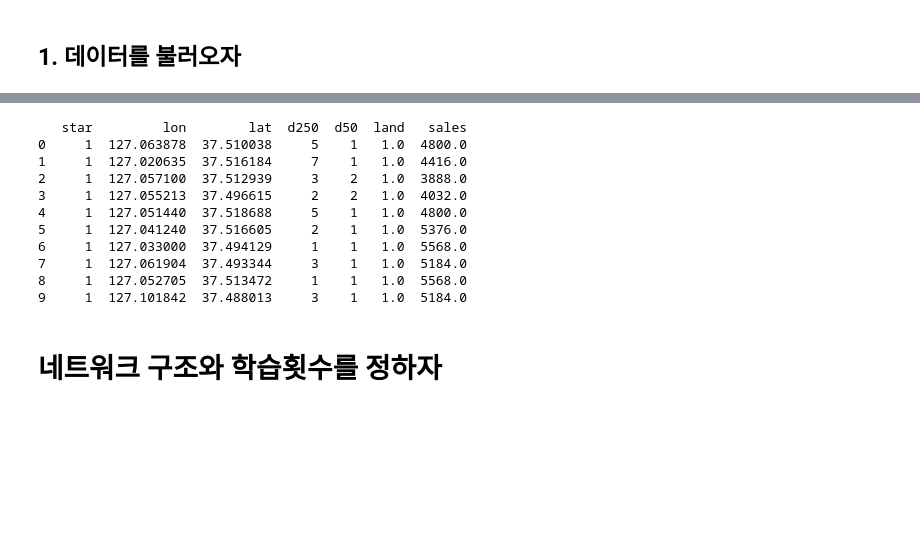
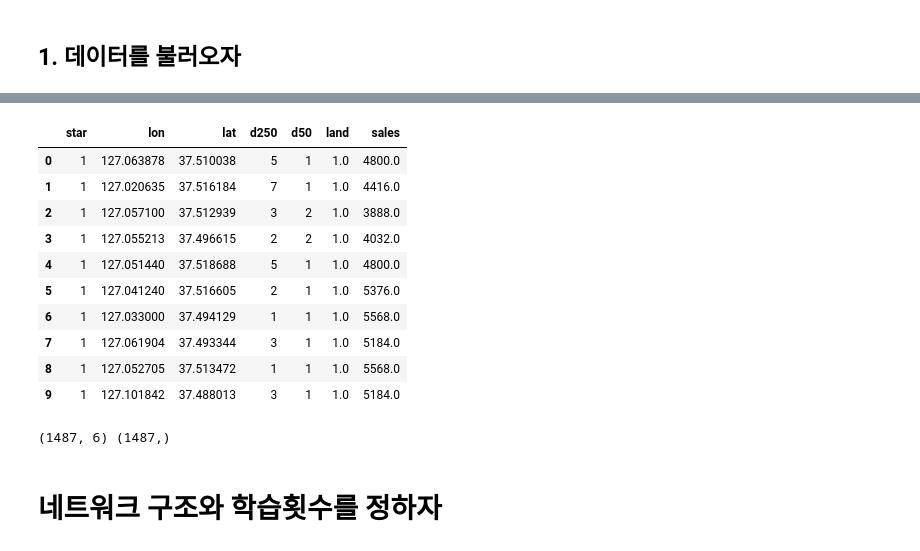
Before and after one commit to hongjai-rhee/public, a Jupyter notebook: [4]커피전문점_회귀분석_추가정보.ipynb, the cells around one changed output, grey strips where cells are left out. Saved outputs shown, nothing was run; the diff lists cells and outputs as text; code cells hidden in the pictures; blank space fills up the shorter version.

```diff
--- a/[4]커피전문점_회귀분석_추가정보.ipynb
+++ b/[4]커피전문점_회귀분석_추가정보.ipynb
@@ -26,24 +26,26 @@ Resolving deltas: 100% (104/104), done.
 # %%
 ## 데이터 불러오기
 dat = pd.read_csv('/content/public/coffee_seoul_pred.csv', encoding='cp949')
-print(dat.head(10))
-
+dat.head(10)
 # star=1 if 스타벅스,  lon=경도,  lat=위도,   d250=250미터 반경내 커피점 수,  d50=50미터 반경내 커피점 수,   land=공시지가 지표,   sales =월매출액(만원)
-dat = np.array(dat); ncol=dat.shape[1]; nrow=dat.shape[0]
-x=dat[:,0:ncol-1]; y=np.log(dat[:,-1]); ## 월매출은 로그 스케일로 변환
-#print(x.shape, y.shape)
 # %% [output]
-   star         lon        lat  d250  d50  land   sales
-0     1  127.063878  37.510038     5    1   1.0  4800.0
-1     1  127.020635  37.516184     7    1   1.0  4416.0
-2     1  127.057100  37.512939     3    2   1.0  3888.0
-3     1  127.055213  37.496615     2    2   1.0  4032.0
-4     1  127.051440  37.518688     5    1   1.0  4800.0
-5     1  127.041240  37.516605     2    1   1.0  5376.0
-6     1  127.033000  37.494129     1    1   1.0  5568.0
-7     1  127.061904  37.493344     3    1   1.0  5184.0
-8     1  127.052705  37.513472     1    1   1.0  5568.0
-9     1  127.101842  37.488013     3    1   1.0  5184.0
+|  | star | lon | lat | d250 | d50 | land | sales |
+| 0 | 1 | 127.063878 | 37.510038 | 5 | 1 | 1.0 | 4800.0 |
+| 1 | 1 | 127.020635 | 37.516184 | 7 | 1 | 1.0 | 4416.0 |
+| 2 | 1 | 127.057100 | 37.512939 | 3 | 2 | 1.0 | 3888.0 |
+| 3 | 1 | 127.055213 | 37.496615 | 2 | 2 | 1.0 | 4032.0 |
+| 4 | 1 | 127.051440 | 37.518688 | 5 | 1 | 1.0 | 4800.0 |
+| 5 | 1 | 127.041240 | 37.516605 | 2 | 1 | 1.0 | 5376.0 |
+| 6 | 1 | 127.033000 | 37.494129 | 1 | 1 | 1.0 | 5568.0 |
+| 7 | 1 | 127.061904 | 37.493344 | 3 | 1 | 1.0 | 5184.0 |
+| 8 | 1 | 127.052705 | 37.513472 | 1 | 1 | 1.0 | 5568.0 |
+| 9 | 1 | 127.101842 | 37.488013 | 3 | 1 | 1.0 | 5184.0 |
+# %%
+dat = np.array(dat); ncol=dat.shape[1]; nrow=dat.shape[0]
+x=dat[:,0:ncol-1]; y=np.log(dat[:,-1]); ## 월매출은 로그 스케일로 변환
+print(x.shape, y.shape)
+# %% [output]
+(1487, 6) (1487,)
 # %% [markdown]
 # 네트워크 구조와 학습횟수를 정하자
 # %%
```
Also changed, not shown: parts of 3 cells of this notebook.
